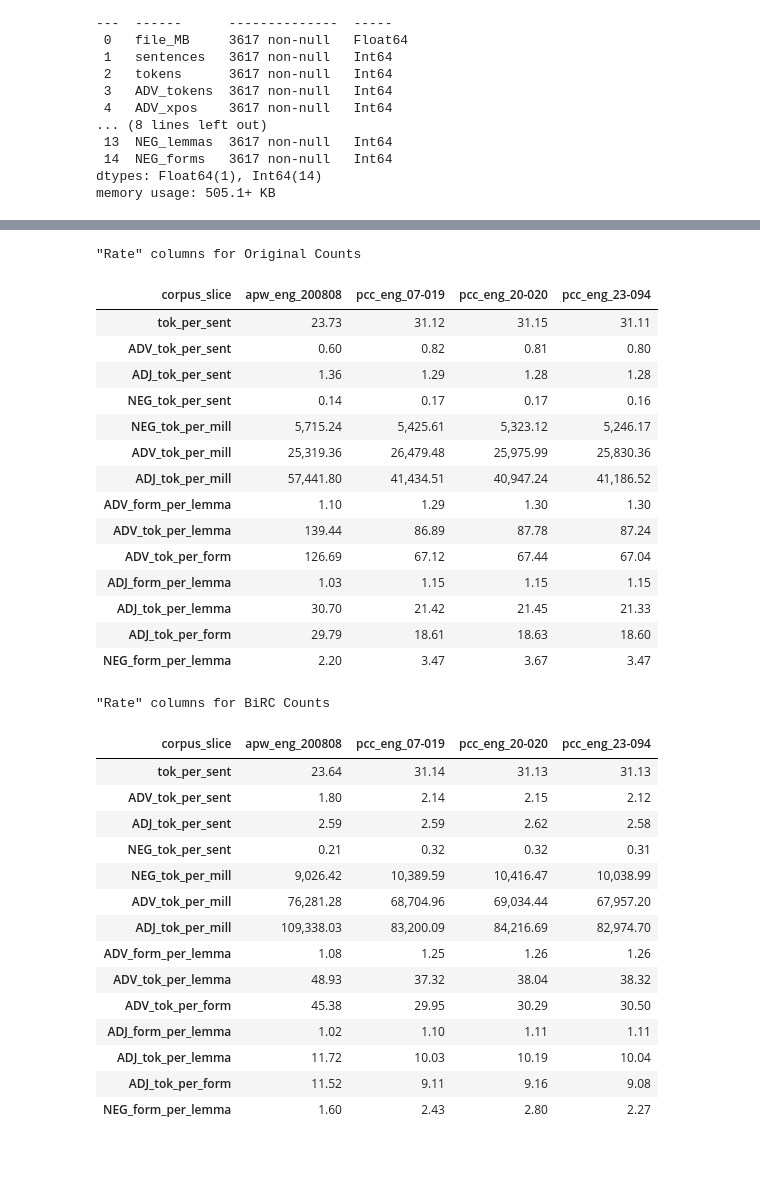
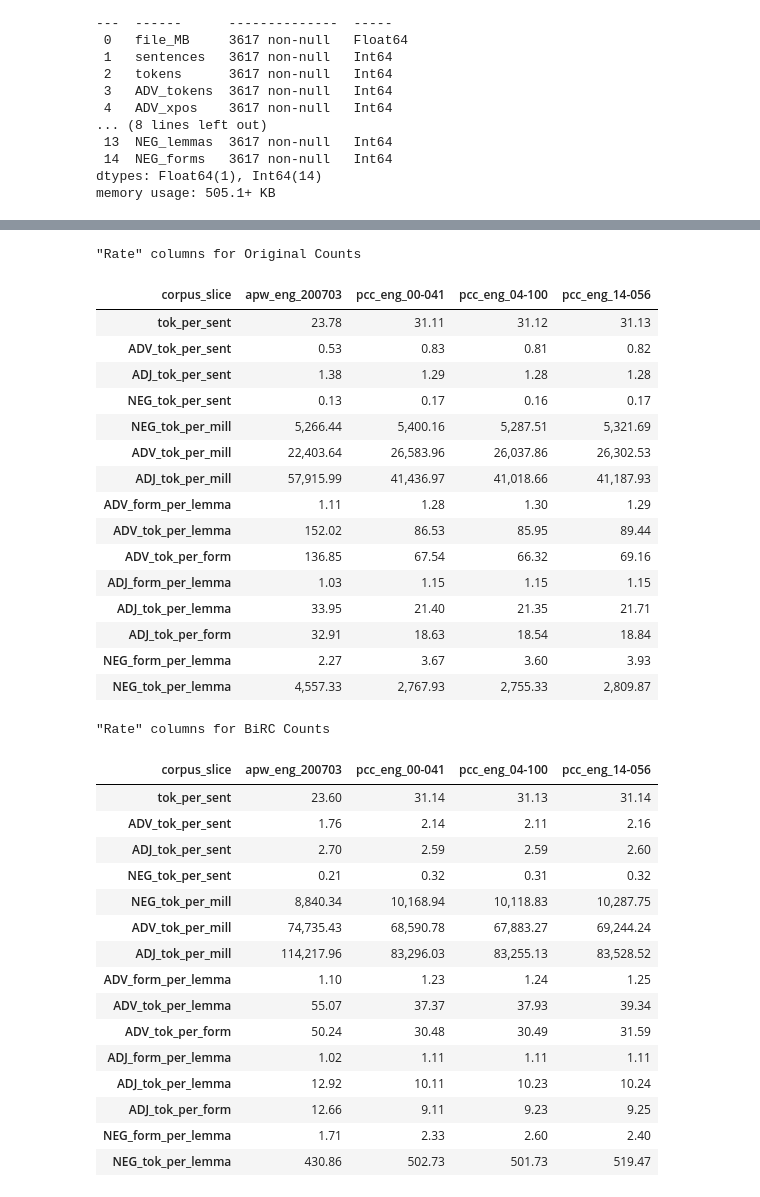
Before and after one commit to AndreaTheLinguist/sanpi, a Jupyter notebook: notebooks/BiRCvsOriginal_stats.2025-02-17.ipynb, the cells around one changed output, grey strips where cells are left out. Drawn from its saved outputs; the diff is of its cells as text; code cells hidden in the pictures; blank space fills up the shorter version.

```diff
--- a/notebooks/BiRCvsOriginal_stats.2025-02-17.ipynb
+++ b/notebooks/BiRCvsOriginal_stats.2025-02-17.ipynb
@@ -393,68 +395,69 @@ PosixPath('/share/compling/projects/arh234/OverleafDissertex/assets/tables/ch6/B
 # %%
-# %%
-
 def add_rate_cols(_df):
     return _df.assign(
         tok_per_sent=_df.tokens / _df.sentences,
         ADV_tok_per_sent=_df.ADV_tokens / _df.sentences,
         ADJ_tok_per_sent=_df.ADJ_tokens / _df.sentences,
         NEG_tok_per_sent=_df.NEG_tokens / _df.sentences,
         NEG_tok_per_mill=(_df.NEG_tokens / _df.tokens)*(10**6),
         ADV_tok_per_mill=(_df.ADV_tokens / _df.tokens)*(10**6),
         ADJ_tok_per_mill=(_df.ADJ_tokens / _df.tokens)*(10**6),
         ADV_form_per_lemma=_df.ADV_forms / _df.ADV_lemmas,
         # ADV_lemma_per_form= _df.ADV_lemmas / _df.ADV_forms,
         ADV_tok_per_lemma=_df.ADV_tokens / _df.ADV_lemmas,
         ADV_tok_per_form=_df.ADV_tokens / _df.ADV_forms,
         ADJ_form_per_lemma=_df.ADJ_forms / _df.ADJ_lemmas,
         # ADJ_lemma_per_form= _df.ADJ_lemmas / _df.ADJ_forms,
         ADJ_tok_per_lemma=_df.ADJ_tokens / _df.ADJ_lemmas,
         ADJ_tok_per_form=_df.ADJ_tokens / _df.ADJ_forms,
         # NEG_lemma_per_form= _df.NEG_lemmas / _df.NEG_forms,
         NEG_form_per_lemma=_df.NEG_forms / _df.NEG_lemmas,
+        NEG_tok_per_lemma=_df.NEG_tokens / _df.NEG_lemmas,
     )
 
 
 orig_counts_df = add_rate_cols(orig_counts_df)
 birc_counts_df = add_rate_cols(birc_counts_df)
 samix = orig_counts_df.sample(4).sort_index().index
 nb_display(set_my_style(orig_counts_df.filter(
     like='per').loc[samix, :].T, caption='"Rate" columns for Original Counts'))
 nb_display(set_my_style(birc_counts_df.filter(
     like='per').loc[samix, :].T, caption='"Rate" columns for BiRC Counts'))
 # %% [output]
 "Rate" columns for Original Counts
-| corpus_slice | apw_eng_200808 | pcc_eng_07-019 | pcc_eng_20-020 | pcc_eng_23-094 |
-| tok_per_sent | 23.73 | 31.12 | 31.15 | 31.11 |
-| ADV_tok_per_sent | 0.60 | 0.82 | 0.81 | 0.80 |
-| ADJ_tok_per_sent | 1.36 | 1.29 | 1.28 | 1.28 |
-| NEG_tok_per_sent | 0.14 | 0.17 | 0.17 | 0.16 |
-| NEG_tok_per_mill | 5,715.24 | 5,425.61 | 5,323.12 | 5,246.17 |
-| ADV_tok_per_mill | 25,319.36 | 26,479.48 | 25,975.99 | 25,830.36 |
-| ADJ_tok_per_mill | 57,441.80 | 41,434.51 | 40,947.24 | 41,186.52 |
-| ADV_form_per_lemma | 1.10 | 1.29 | 1.30 | 1.30 |
-| ADV_tok_per_lemma | 139.44 | 86.89 | 87.78 | 87.24 |
-| ADV_tok_per_form | 126.69 | 67.12 | 67.44 | 67.04 |
+| corpus_slice | apw_eng_200703 | pcc_eng_00-041 | pcc_eng_04-100 | pcc_eng_14-056 |
+| tok_per_sent | 23.78 | 31.11 | 31.12 | 31.13 |
+| ADV_tok_per_sent | 0.53 | 0.83 | 0.81 | 0.82 |
+| ADJ_tok_per_sent | 1.38 | 1.29 | 1.28 | 1.28 |
+| NEG_tok_per_sent | 0.13 | 0.17 | 0.16 | 0.17 |
+| NEG_tok_per_mill | 5,266.44 | 5,400.16 | 5,287.51 | 5,321.69 |
+| ADV_tok_per_mill | 22,403.64 | 26,583.96 | 26,037.86 | 26,302.53 |
+| ADJ_tok_per_mill | 57,915.99 | 41,436.97 | 41,018.66 | 41,187.93 |
+| ADV_form_per_lemma | 1.11 | 1.28 | 1.30 | 1.29 |
+| ADV_tok_per_lemma | 152.02 | 86.53 | 85.95 | 89.44 |
+| ADV_tok_per_form | 136.85 | 67.54 | 66.32 | 69.16 |
 | ADJ_form_per_lemma | 1.03 | 1.15 | 1.15 | 1.15 |
-| ADJ_tok_per_lemma | 30.70 | 21.42 | 21.45 | 21.33 |
-| ADJ_tok_per_form | 29.79 | 18.61 | 18.63 | 18.60 |
-| NEG_form_per_lemma | 2.20 | 3.47 | 3.67 | 3.47 |
+| ADJ_tok_per_lemma | 33.95 | 21.40 | 21.35 | 21.71 |
+| ADJ_tok_per_form | 32.91 | 18.63 | 18.54 | 18.84 |
+| NEG_form_per_lemma | 2.27 | 3.67 | 3.60 | 3.93 |
+| NEG_tok_per_lemma | 4,557.33 | 2,767.93 | 2,755.33 | 2,809.87 |
 "Rate" columns for BiRC Counts
-| corpus_slice | apw_eng_200808 | pcc_eng_07-019 | pcc_eng_20-020 | pcc_eng_23-094 |
-| tok_per_sent | 23.64 | 31.14 | 31.13 | 31.13 |
-| ADV_tok_per_sent | 1.80 | 2.14 | 2.15 | 2.12 |
-| ADJ_tok_per_sent | 2.59 | 2.59 | 2.62 | 2.58 |
-| NEG_tok_per_sent | 0.21 | 0.32 | 0.32 | 0.31 |
-| NEG_tok_per_mill | 9,026.42 | 10,389.59 | 10,416.47 | 10,038.99 |
-| ADV_tok_per_mill | 76,281.28 | 68,704.96 | 69,034.44 | 67,957.20 |
-| ADJ_tok_per_mill | 109,338.03 | 83,200.09 | 84,216.69 | 82,974.70 |
-| ADV_form_per_lemma | 1.08 | 1.25 | 1.26 | 1.26 |
-| ADV_tok_per_lemma | 48.93 | 37.32 | 38.04 | 38.32 |
-| ADV_tok_per_form | 45.38 | 29.95 | 30.29 | 30.50 |
-| ADJ_form_per_lemma | 1.02 | 1.10 | 1.11 | 1.11 |
-| ADJ_tok_per_lemma | 11.72 | 10.03 | 10.19 | 10.04 |
-| ADJ_tok_per_form | 11.52 | 9.11 | 9.16 | 9.08 |
-| NEG_form_per_lemma | 1.60 | 2.43 | 2.80 | 2.27 |
+| corpus_slice | apw_eng_200703 | pcc_eng_00-041 | pcc_eng_04-100 | pcc_eng_14-056 |
+| tok_per_sent | 23.60 | 31.14 | 31.13 | 31.14 |
+| ADV_tok_per_sent | 1.76 | 2.14 | 2.11 | 2.16 |
+| ADJ_tok_per_sent | 2.70 | 2.59 | 2.59 | 2.60 |
+| NEG_tok_per_sent | 0.21 | 0.32 | 0.31 | 0.32 |
+| NEG_tok_per_mill | 8,840.34 | 10,168.94 | 10,118.83 | 10,287.75 |
+| ADV_tok_per_mill | 74,735.43 | 68,590.78 | 67,883.27 | 69,244.24 |
+| ADJ_tok_per_mill | 114,217.96 | 83,296.03 | 83,255.13 | 83,528.52 |
+| ADV_form_per_lemma | 1.10 | 1.23 | 1.24 | 1.25 |
+| ADV_tok_per_lemma | 55.07 | 37.37 | 37.93 | 39.34 |
+| ADV_tok_per_form | 50.24 | 30.48 | 30.49 | 31.59 |
+| ADJ_form_per_lemma | 1.02 | 1.11 | 1.11 | 1.11 |
+| ADJ_tok_per_lemma | 12.92 | 10.11 | 10.23 | 10.24 |
+| ADJ_tok_per_form | 12.66 | 9.11 | 9.23 | 9.25 |
+| NEG_form_per_lemma | 1.71 | 2.33 | 2.60 | 2.40 |
+| NEG_tok_per_lemma | 430.86 | 502.73 | 501.73 | 519.47 |
 # %%
 # %%
 
```
Also changed, not shown: parts of 21 cells of this notebook, 1 other file.
